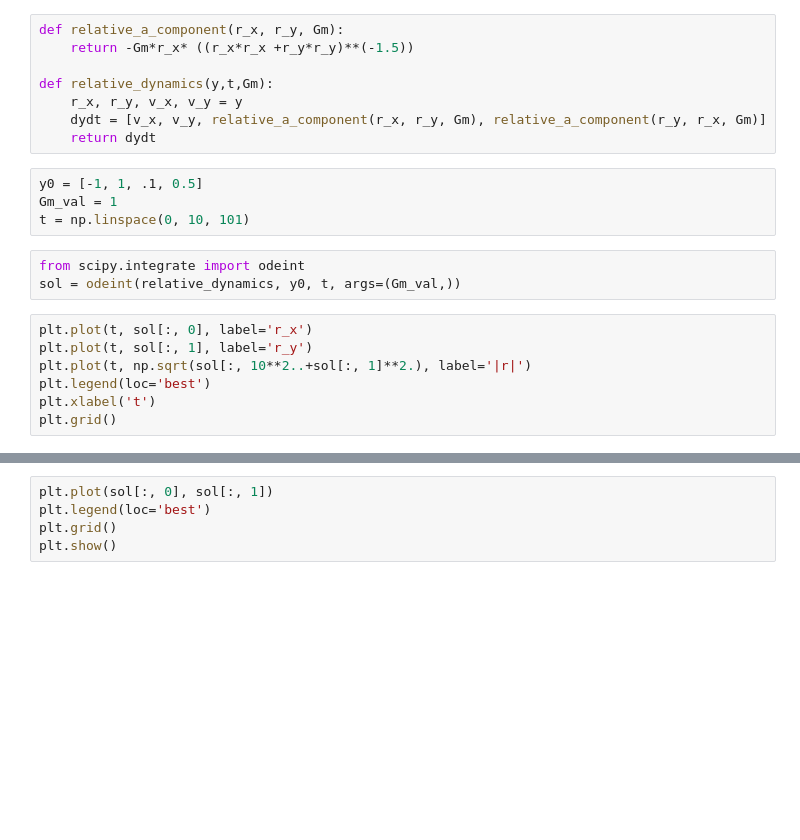
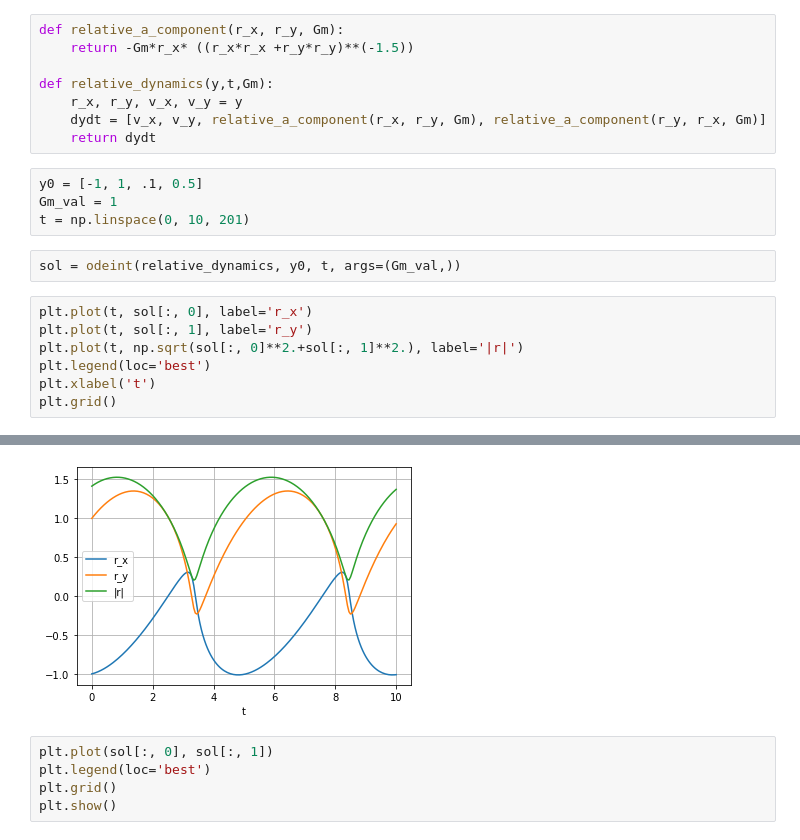
Before and after one commit to NiallJeffrey/post-Newtonian, a Jupyter notebook: Newton_2-body.ipynb, the cells around one changed output, grey strips where cells are left out. Saved outputs shown, nothing was run; the diff lists cells and outputs as text; blank space fills up the shorter version.

```diff
--- a/Newton_2-body.ipynb
+++ b/Newton_2-body.ipynb
@@ -30,14 +31,13 @@ def relative_dynamics(y,t,Gm):
 # %%
 y0 = [-1, 1, .1, 0.5]
 Gm_val = 1
-t = np.linspace(0, 10, 101)
+t = np.linspace(0, 10, 201)
 # %%
-from scipy.integrate import odeint
 sol = odeint(relative_dynamics, y0, t, args=(Gm_val,))
 # %%
 plt.plot(t, sol[:, 0], label='r_x')
 plt.plot(t, sol[:, 1], label='r_y')
-plt.plot(t, np.sqrt(sol[:, 10**2..+sol[:, 1]**2.), label='|r|')
+plt.plot(t, np.sqrt(sol[:, 0]**2.+sol[:, 1]**2.), label='|r|')
 plt.legend(loc='best')
 plt.xlabel('t')
 plt.grid()
@@ -46,3 +45,4 @@ SyntaxError: invalid syntax (<ipython-input-26-e68a028ef308>, line 3)
+[figure, added]
 # %%
 plt.plot(sol[:, 0], sol[:, 1])
 plt.legend(loc='best')
```
Also changed, not shown: parts of 2 cells of this notebook.
